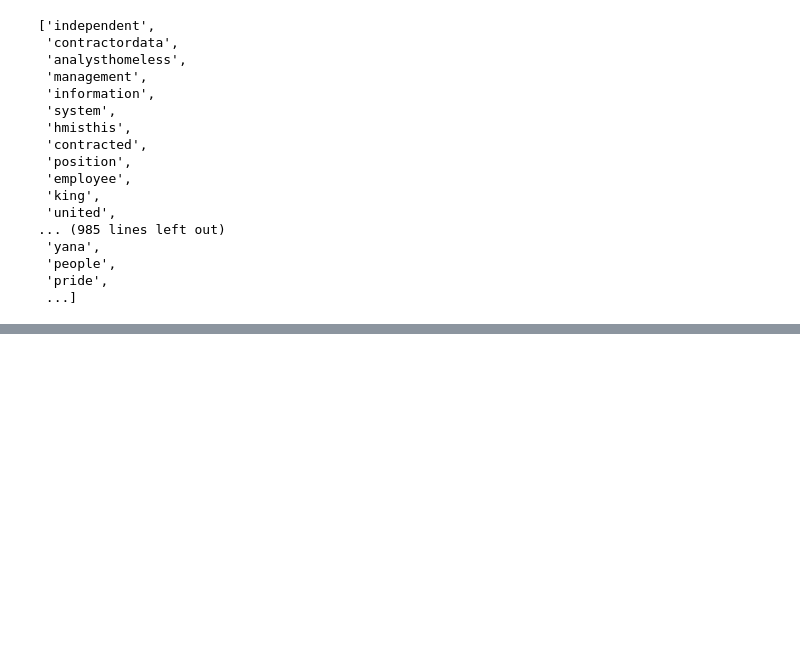
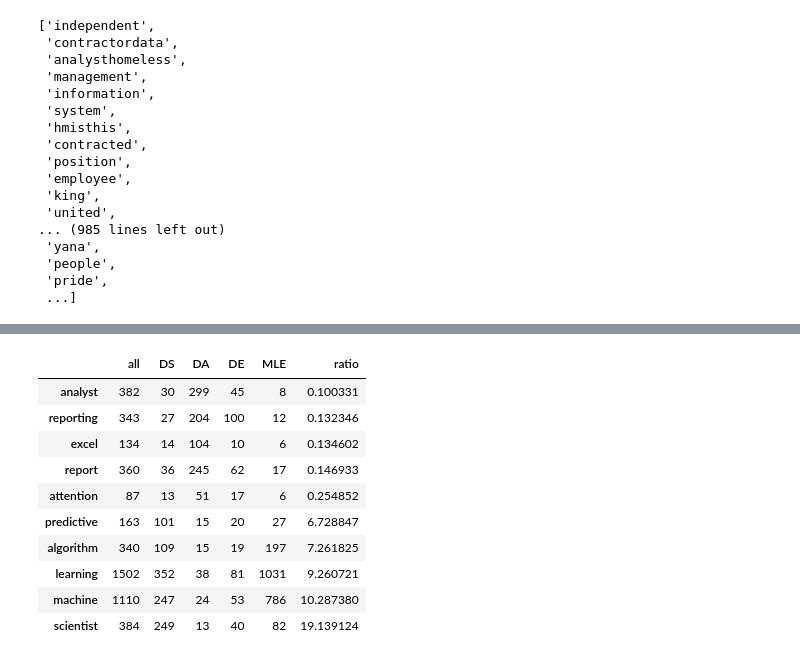
Before and after one commit to Brandon-Martinez27/data-job-resume-booster, a Jupyter notebook: explore.ipynb, the cells around one changed output, grey strips where cells are left out. Saved outputs shown, nothing was run; the diff lists cells and outputs as text; code cells hidden in the pictures; blank space fills up the shorter version.

```diff
--- a/explore.ipynb
+++ b/explore.ipynb
@@ -147,0 +245,18 @@ dtype: int64
+# %%
+(word_counts
+     [(word_counts.DS > 10) & (word_counts.DA > 10)]
+     .assign(ratio=lambda train: train.DS / (train.DA + .01))
+     .sort_values(by='ratio')
+     .pipe(lambda df: pd.concat([df.head(), df.tail()])))
+# %% [output]
+|  | all | DS | DA | DE | MLE | ratio |
+| analyst | 382 | 30 | 299 | 45 | 8 | 0.100331 |
+| reporting | 343 | 27 | 204 | 100 | 12 | 0.132346 |
+| excel | 134 | 14 | 104 | 10 | 6 | 0.134602 |
+| report | 360 | 36 | 245 | 62 | 17 | 0.146933 |
+| attention | 87 | 13 | 51 | 17 | 6 | 0.254852 |
+| predictive | 163 | 101 | 15 | 20 | 27 | 6.728847 |
+| algorithm | 340 | 109 | 15 | 19 | 197 | 7.261825 |
+| learning | 1502 | 352 | 38 | 81 | 1031 | 9.260721 |
+| machine | 1110 | 247 | 24 | 53 | 786 | 10.287380 |
+| scientist | 384 | 249 | 13 | 40 | 82 | 19.139124 |
```
Also changed, not shown: parts of 13 cells of this notebook.
